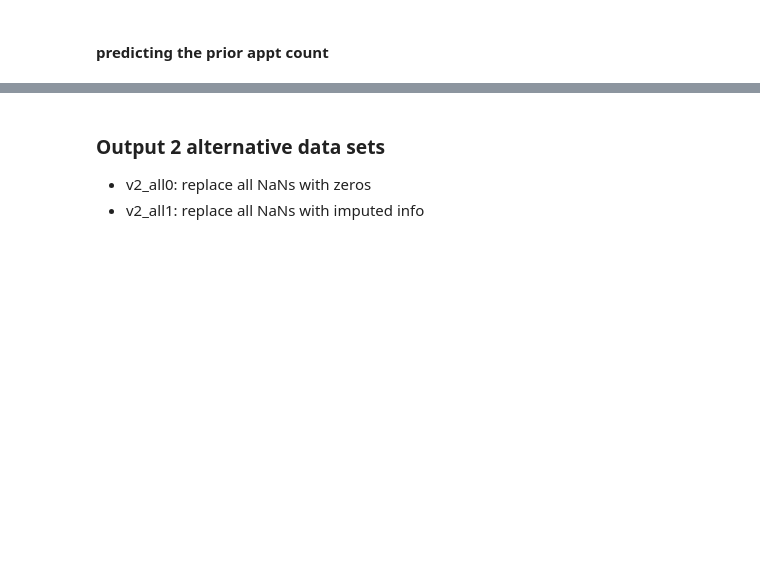
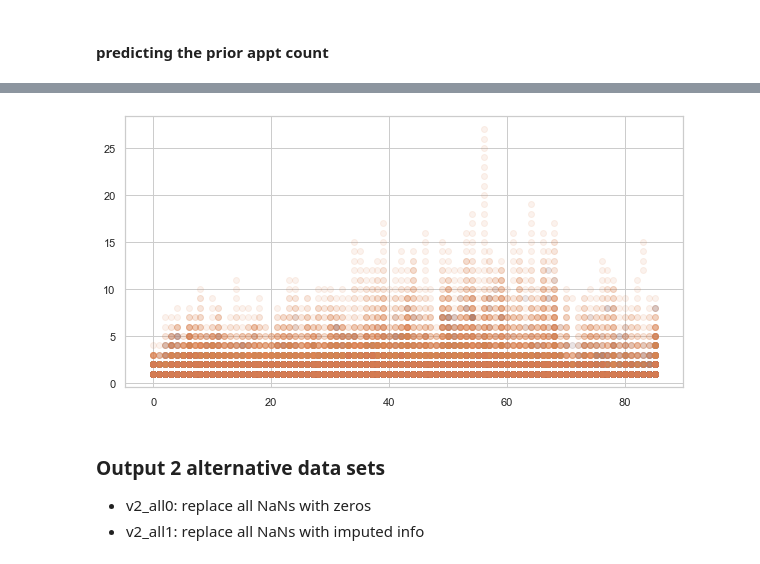
Before and after one commit to jocelynlau/metis-projects-2-5, a Jupyter notebook: project 3/2a. preliminary modeling and feature engineering.ipynb, the cells around one changed output, grey strips where cells are left out. Cells and saved outputs as stored; diff of their text form; code cells hidden in the pictures; blank space fills up the shorter version.

```diff
--- a/project 3/2a. preliminary modeling and feature engineering.ipynb
+++ b/project 3/2a. preliminary modeling and feature engineering.ipynb
@@ -365,18 +365,18 @@ maybe need to predict categorical appt count? and multiply that by this?
 #### predicting the prior appt count
 # %%
 # set up columns
-# all_cols = ['Gender','Age2','Neighbourhood2','Scholarship','Hipertension','Diabetes','Alcoholism',
-#                 'Handcap_bin','SMS_received','SchedDayofWeek','ApptDayofWeek','DayDiff2','total_appt_count2']
-# appt_all2 = appt_all[all_cols]
-# appt_all2 = pd.get_dummies(appt_all2, columns = ['Gender','Neighbourhood2','SchedDayofWeek','ApptDayofWeek'])
-# appt_all2.drop(columns=['Gender_F','Neighbourhood2_OTHER','SchedDayofWeek_Monday','ApptDayofWeek_Monday'],inplace=True)
-# X_cols = np.array(appt_all2.columns)
+all_cols = ['Gender','Age2','Neighbourhood2','Scholarship','Hipertension','Diabetes','Alcoholism',
+                'Handcap_bin','SMS_received','SchedDayofWeek','ApptDayofWeek','DayDiff2','total_appt_count2']
+appt_all2 = appt_all[all_cols]
+appt_all2 = pd.get_dummies(appt_all2, columns = ['Gender','Neighbourhood2','SchedDayofWeek','ApptDayofWeek'])
+appt_all2.drop(columns=['Gender_F','Neighbourhood2_OTHER','SchedDayofWeek_Monday','ApptDayofWeek_Monday'],inplace=True)
+X_cols = np.array(appt_all2.columns)
 # %%
-# appt_missing = appt_all2.loc[appt_all['total_appt_count2'].isna()]
-# appt_notmissing = appt_all2.loc[appt_all['total_appt_count2'].isna()==False]
+appt_missing = appt_all2.loc[appt_all['total_appt_count2'].isna()]
+appt_notmissing = appt_all2.loc[appt_all['total_appt_count2'].isna()==False]
 # %%
-# X_train, y_train = appt_notmissing.drop(['total_appt_count2'],axis=1), appt_notmissing['total_appt_count2']
-# X_test, y_test = appt_missing.drop(['total_appt_count2'],axis=1), appt_missing['total_appt_count2']
+X_train, y_train = appt_notmissing.drop(['total_appt_count2'],axis=1), appt_notmissing['total_appt_count2']
+X_test, y_test = appt_missing.drop(['total_appt_count2'],axis=1), appt_missing['total_appt_count2']
 # %%
 #Standardize
 # std = StandardScaler()
@@ -404,0 +398,7 @@ array([1.71753033, 2.30901544, 2.45852705, ..., 1.58967406, 1.93600099,
+# %%
+# predicting with KNN
+from sklearn.neighbors import KNeighborsClassifier
+
+KNN = KNeighborsClassifier(n_neighbors=5)
+KNN.fit(X_train,y_train)
+y_pred_KNN = KNN.predict(X_test)
@@ -405,3 +421,9 @@ array([1.71753033, 2.30901544, 2.45852705, ..., 1.58967406, 1.93600099,
+# %%
+plt.figure(figsize=(10,5))
+plt.scatter(X_test['Age2'],y_pred_KNN,alpha=0.1)
+plt.scatter(X_train['Age2'],y_train,alpha=0.1);
+# %% [output]
+[figure, added]
 # %% [markdown]
 ### Output 2 alternative data sets
 - v2_all0: replace all NaNs with zeros
```
Also changed, not shown: parts of 4 cells of this notebook, 3 other files.
